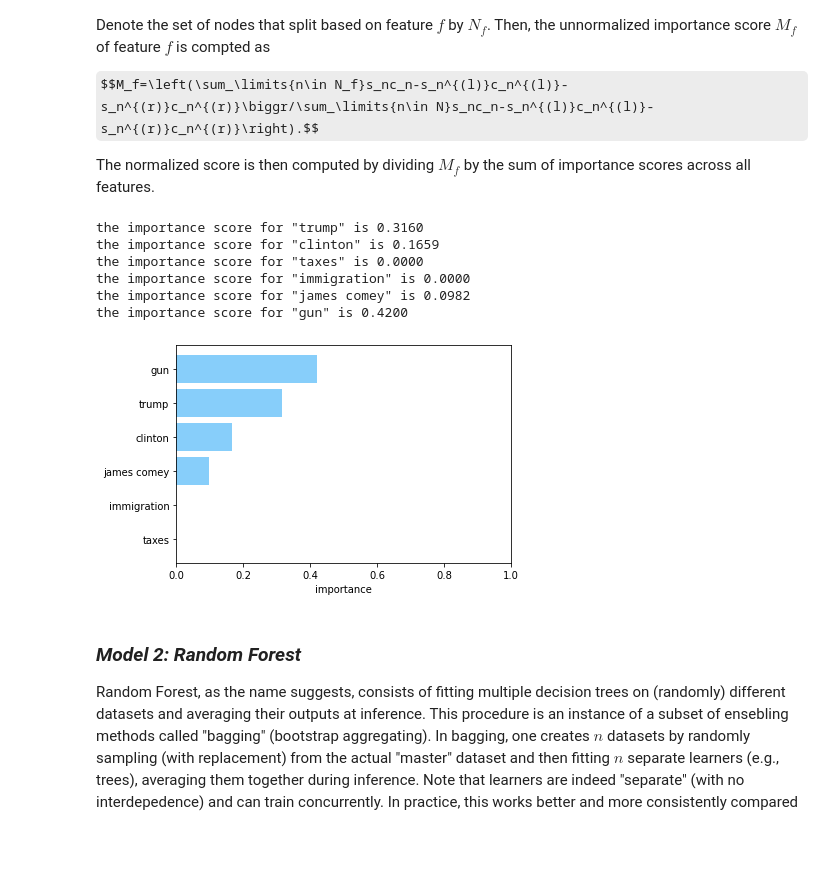
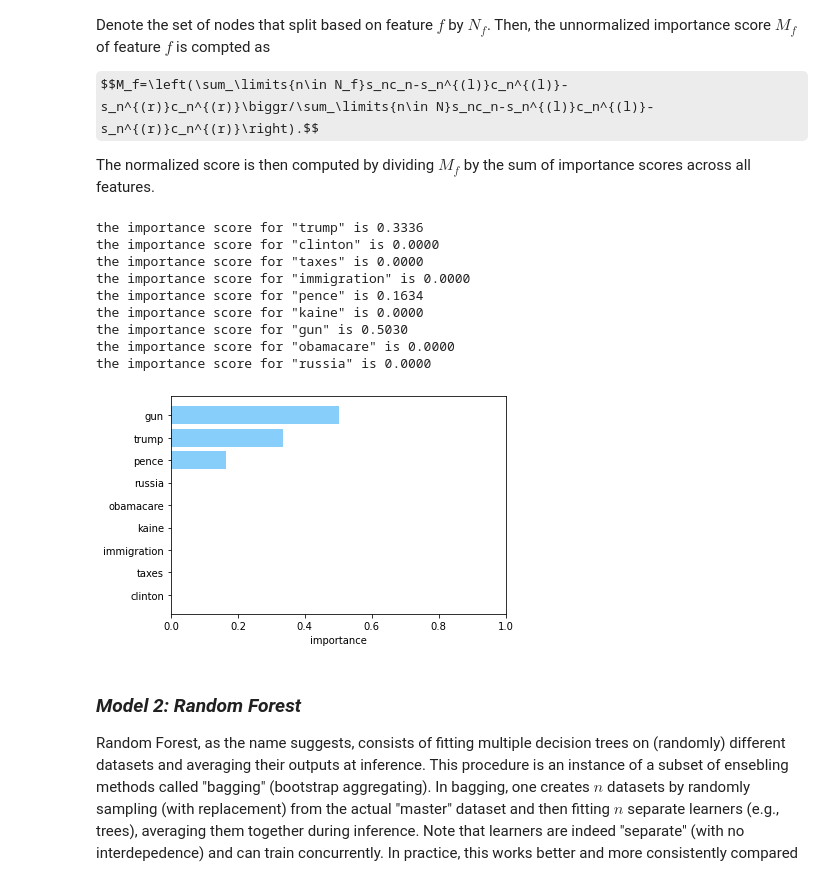
Before and after one commit to avysogorets/Data-Science-Course-NYU-2020, a Jupyter notebook: Lab2/Lab2.ipynb, the cells around one changed output. Cells and saved outputs as stored; diff of their text form; code cells hidden in the pictures; some formulas as TeX source; blank space fills up the shorter version.

```diff
--- a/Lab2/Lab2.ipynb
+++ b/Lab2/Lab2.ipynb
@@ -131,3 +142,13 @@ data.head(5)
+# %%
+# Drop more unnecessary columns but save "trumpMargin" separately (for future):
+trumpMargin=pd.Series(((data.loc[:,"trumpRes"]-data.loc[:,"clintonRes"])/(data.loc[:,"trumpRes"]+data.loc[:,"clintonRes"])).apply(lambda x: round(x,3)),index=data.index,name="trumpMargin")
+data["trumpMargin"]=trumpMargin
+to_save=["trumpMargin","trumpWinner"]+[sw[0] for sw in search_words]
+to_drop=[col for col in data.columns if col not in to_save]
+data.drop(to_drop,axis=1,inplace=True)
+# %%
+features=[col for col in to_save if col not in ["trumpMargin","trumpWinner"]]
+target="trumpWinner"
 # %%
 # Use this if PyTrends fail:
 
@@ -148,7 +158,3 @@ data.head(5)
-# %%
-# Drop more unnecessary columns but save "trumpRes" separately (for future):
-trumpMargin=pd.Series(((data.loc[:,"trumpRes"]-data.loc[:,"clintonRes"])/(data.loc[:,"trumpRes"]+data.loc[:,"clintonRes"])).apply(lambda x: round(x,3)),index=data.index,name="trumpMargin")
-data.drop(["trumpRes","clintonRes"],axis=1,inplace=True)
 # %%
 # Train/test split:
 import numpy as np
@@ -169,7 +175,7 @@ Decision Trees are non-parametric non-linear models for both classification and
 # %%
 from sklearn.tree import DecisionTreeClassifier as DTC
 model_1=DTC(criterion='entropy',min_samples_split=5)
-model_1.fit(train.iloc[:,:-1],train.iloc[:,-1])
+model_1.fit(train.loc[:,features],train.loc[:,target])
 # %% [output]
 DecisionTreeClassifier(criterion='entropy', min_samples_split=5)
 # %%
@@ -237,24 +243,27 @@ $$M_f=\left(\sum_\limits{n\in N_f}s_nc_n-s_n^{(l)}c_n^{(l)}-s_n^{(r)}c_n^{(r)}\b
 
 The normalized score is then computed by dividing $M_f$ by the sum of importance scores across all features.
 # %%
-for sw,imp in zip(train.columns[:-1],model_1.feature_importances_):
+for sw,imp in zip(features,model_1.feature_importances_):
     print(f'the importance score for "{sw}" is {imp:.4f}')
 # %% [output]
-the importance score for "trump" is 0.3160
-the importance score for "clinton" is 0.1659
+the importance score for "trump" is 0.3336
+the importance score for "clinton" is 0.0000
 the importance score for "taxes" is 0.0000
 the importance score for "immigration" is 0.0000
-the importance score for "james comey" is 0.0982
-the importance score for "gun" is 0.4200
+the importance score for "pence" is 0.1634
+the importance score for "kaine" is 0.0000
+the importance score for "gun" is 0.5030
+the importance score for "obamacare" is 0.0000
+the importance score for "russia" is 0.0000
 # %%
 import matplotlib.pyplot as plt
-plt.barh(range(len(train.columns[:-1])),sorted(model_1.feature_importances_),color="lightskyblue",align="center")
-plt.yticks(range(len(train.columns[:-1])),train.columns[:-1][model_1.feature_importances_.argsort()])
+plt.barh(features,sorted(model_1.feature_importances_),color="lightskyblue",align="center")
+plt.yticks(features,np.array(features)[model_1.feature_importances_.argsort()])
 plt.xlabel('importance')
 plt.xlim((0,1))
 plt.show()
 # %% [output]
-[figure, old version]
+[figure, new version]
 # %% [markdown]
 ### *Model 2: Random Forest*
 Random Forest, as the name suggests, consists of fitting multiple decision trees on (randomly) different datasets and averaging their outputs at inference. This procedure is an instance of a subset of ensebling methods called "bagging" (bootstrap aggregating). In bagging, one creates $n$ datasets by randomly sampling (with replacement) from the actual "master" dataset and then fitting $n$ separate learners (e.g., trees), averaging them together during inference. Note that learners are indeed "separate" (with no interdepedence) and can train concurrently. In practice, this works better and more consistently compared to single-learner models by reducing variance of predictions. Moreover, with bagging, it is possible to estimate uncertainty of pedictions by computing their variance across all learners.
```
Also changed, not shown: parts of 24 cells of this notebook, 1 other file.
